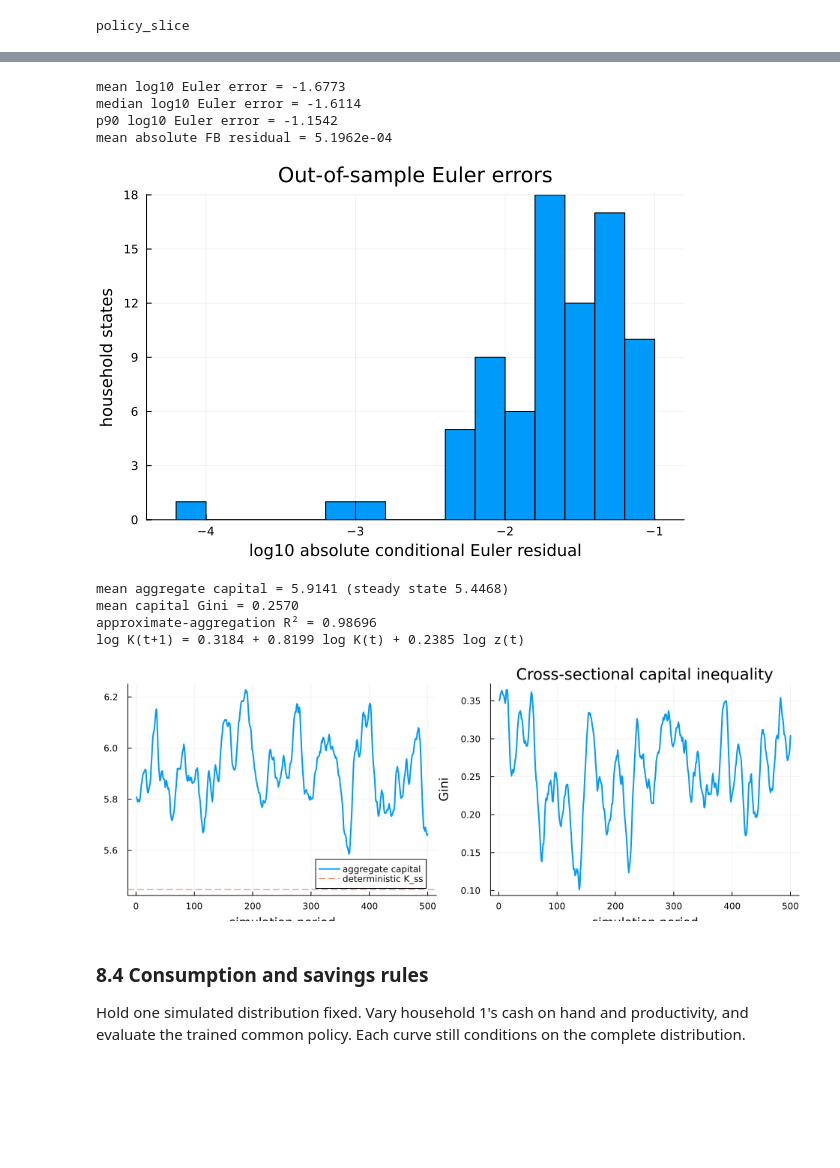
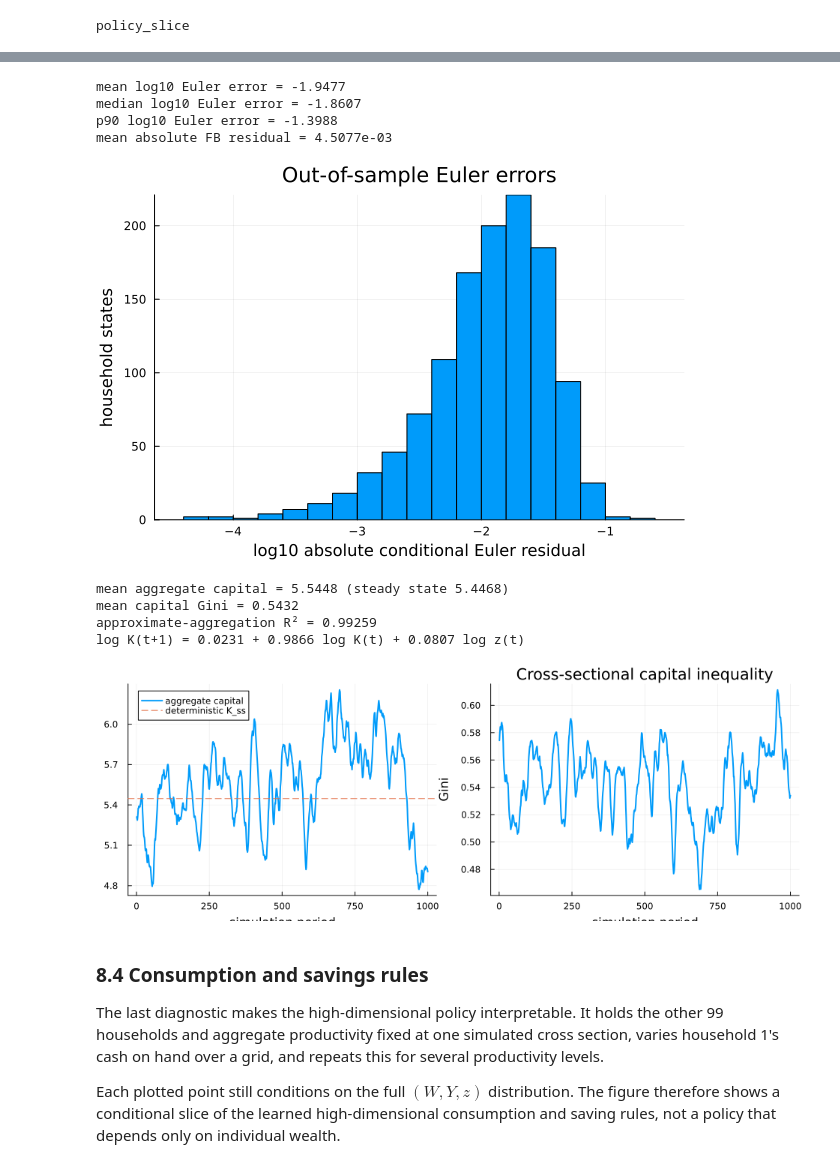
Before and after one commit to YuxuanZhao-Econ/DeepLearningMacro, a Jupyter notebook: notebooks/KS1998.ipynb, the cells around one changed output, grey strips where cells are left out. Saved outputs shown, nothing was run; the diff lists cells and outputs as text; code cells hidden in the pictures; blank space fills up the shorter version.

```diff
--- a/notebooks/KS1998.ipynb
+++ b/notebooks/KS1998.ipynb
@@ -195,8 +212,8 @@ Base.@kwdef struct KSParams
     rho_y::Float64 = 0.95
     sigma_y::Float64 = 0.20
 
-    agents::Int = 10
-    hidden::Int = 24
+    agents::Int = 100
+    hidden::Int = 32
     xi_min::Float64 = 1e-4
     xi_max::Float64 = 1.0 - 1e-4
     wealth_cap_multiple::Float64 = 4.0
@@ -217,7 +234,7 @@ function steady_state(p::KSParams)
 end
 
 
-par = KSParams(agents=10, hidden=16)
+par = KSParams(agents=100, hidden=32)
 ss = steady_state(par)
 
 @printf("Preferences: beta=%.2f, gamma=%.1f\n", par.beta, par.gamma)
@@ -601,8 +649,8 @@ function aio_loss_components(theta, state, shocks_a, shocks_b, p::KSParams, ss=s
     branch_a = _future_branch(theta, current, state.y, state.z, shocks_a, p, ss)
     branch_b = _future_branch(theta, current, state.y, state.z, shocks_b, p, ss)
 
-    a = current.mu .- 1
-    b = state.w ./ current.c .- 1
+    a = 1 .- current.xi
+    b = 1 .- current.mu
     fisher_burmeister = a .+ b .- sqrt.(a .^ 2 .+ b .^ 2)
     complementarity = mean(fisher_burmeister .^ 2)
     euler = mean(branch_a.euler .* branch_b.euler)
@@ -749,7 +814,7 @@ end
 
 """Train on an evolving simulated cross section using the two-shock AiO objective."""
 function train!(theta, p::KSParams, ss=steady_state(p);
-                steps=300, batch_size=8, lr=1e-3, seed=2026, display_step=50)
+                steps=500, batch_size=8, lr=1e-3, seed=2026, display_step=50)
     rng = MersenneTwister(seed)
     state = initial_state(batch_size, p, ss)
     optimizer = AdamState(length(theta))
@@ -785,10 +850,10 @@ train!
 # %%
 theta = init_theta(MersenneTwister(1234), par, ss)
 result = train!(theta, par, ss;
-    steps=200,
-    batch_size=8,
+    steps=2000,
+    batch_size=12,
     lr=1e-3,
     seed=2026,
-    display_step=50,
+    display_step=100,
 )
 # %% [output]
@@ -829,27 +932,28 @@ p_loss
 # %%
 diagnostics = conditional_residuals(result.theta, result.state, par, ss;
-    n_shocks=64, seed=99)
+    n_shocks=128, seed=99)
 log_euler_error = log10.(abs.(vec(diagnostics.euler)) .+ 1e-12)
 fb_error = abs.(vec(diagnostics.fisher_burmeister))
 
 @printf("mean log10 Euler error = %.4f\n", mean(log_euler_error))
 @printf("median log10 Euler error = %.4f\n", median(log_euler_error))
 @printf("p90 log10 Euler error = %.4f\n", quantile(log_euler_error, 0.90))
 @printf("mean absolute FB residual = %.4e\n", mean(fb_error))
 
-histogram(log_euler_error, bins=25, label=false,
+p_euler = histogram(log_euler_error, bins=25, label=false,
     xlabel="log10 absolute conditional Euler residual",
     ylabel="household states",
     title="Out-of-sample Euler errors")
+p_euler
 # %% [output]
-mean log10 Euler error = -1.6773
-median log10 Euler error = -1.6114
-p90 log10 Euler error = -1.1542
-mean absolute FB residual = 5.1962e-04
+mean log10 Euler error = -1.9477
+median log10 Euler error = -1.8607
+p90 log10 Euler error = -1.3988
+mean absolute FB residual = 4.5077e-03
-[figure, old version]
+[figure, new version]
 # %%
 simulation = simulate_economy(result.theta, par, ss;
-    periods=500, burn=100, seed=404)
+    periods=1000, burn=200, seed=404)
 aggregation = approximate_aggregation(simulation)
 
 @printf("mean aggregate capital = %.4f (steady state %.4f)\n",
@@ -865,17 +969,20 @@ hline!(p_k, [ss.K], ls=:dash, label="deterministic K_ss")
 p_g = plot(simulation.capital_gini, lw=2, label=false,
     xlabel="simulation period", ylabel="Gini",
     title="Cross-sectional capital inequality")
-plot(p_k, p_g, layout=(1, 2), size=(950, 340))
+p_simulation = plot(p_k, p_g, layout=(1, 2), size=(950, 340))
+p_simulation
 # %% [output]
-mean aggregate capital = 5.9141 (steady state 5.4468)
-mean capital Gini = 0.2570
-approximate-aggregation R² = 0.98696
-log K(t+1) = 0.3184 + 0.8199 log K(t) + 0.2385 log z(t)
+mean aggregate capital = 5.5448 (steady state 5.4468)
+mean capital Gini = 0.5432
+approximate-aggregation R² = 0.99259
+log K(t+1) = 0.0231 + 0.9866 log K(t) + 0.0807 log z(t)
-[figure, old version]
+[figure, new version]
 # %% [markdown]
 ### 8.4 Consumption and savings rules
 
-Hold one simulated distribution fixed. Vary household 1's cash on hand and productivity, and evaluate the trained common policy. Each curve still conditions on the complete distribution.
+The last diagnostic makes the high-dimensional policy interpretable. It holds the other 99 households and aggregate productivity fixed at one simulated cross section, varies household 1's cash on hand over a grid, and repeats this for several productivity levels.
+
+Each plotted point still conditions on the full $(W,Y,z)$ distribution. The figure therefore shows a conditional slice of the learned high-dimensional consumption and saving rules, not a policy that depends only on individual wealth.
 # %%
 slice = policy_slice(result.theta, simulation.final_state, par, ss;
     agent=1, points=100, productivity_points=7)
```
Also changed, not shown: parts of 19 cells of this notebook, 3 other files.
